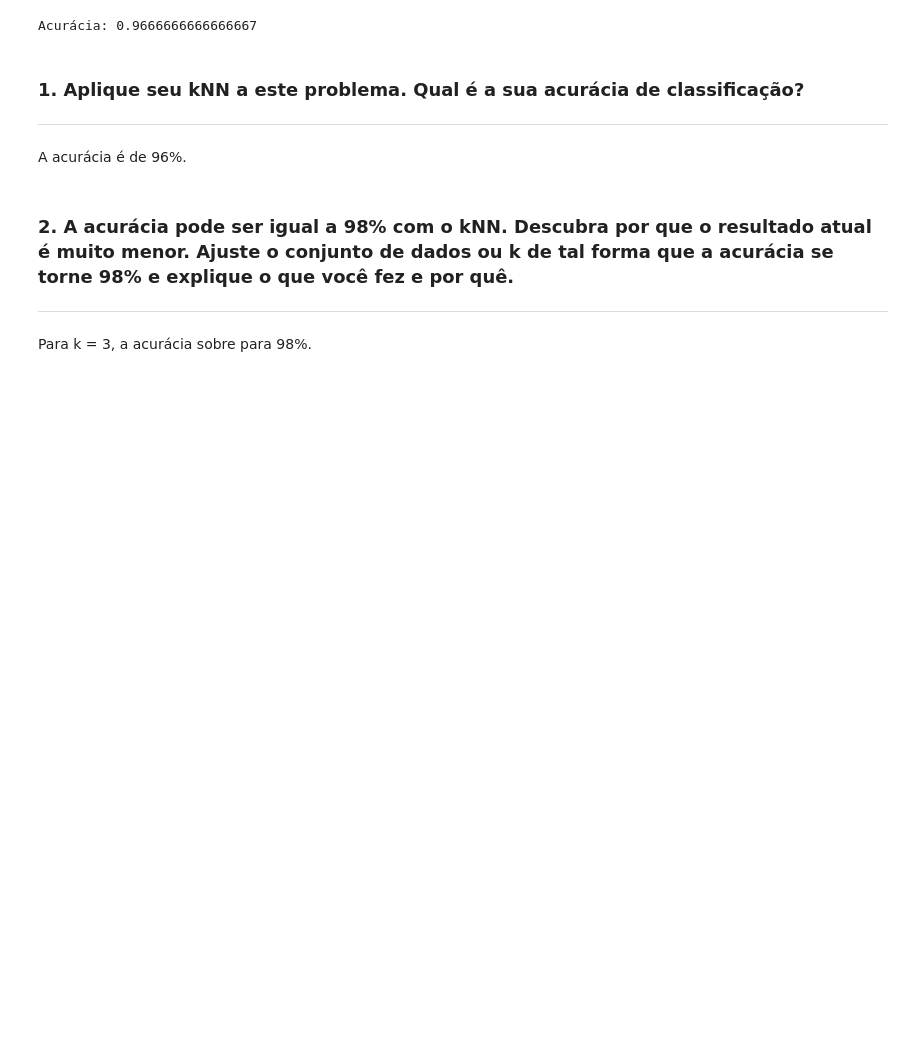
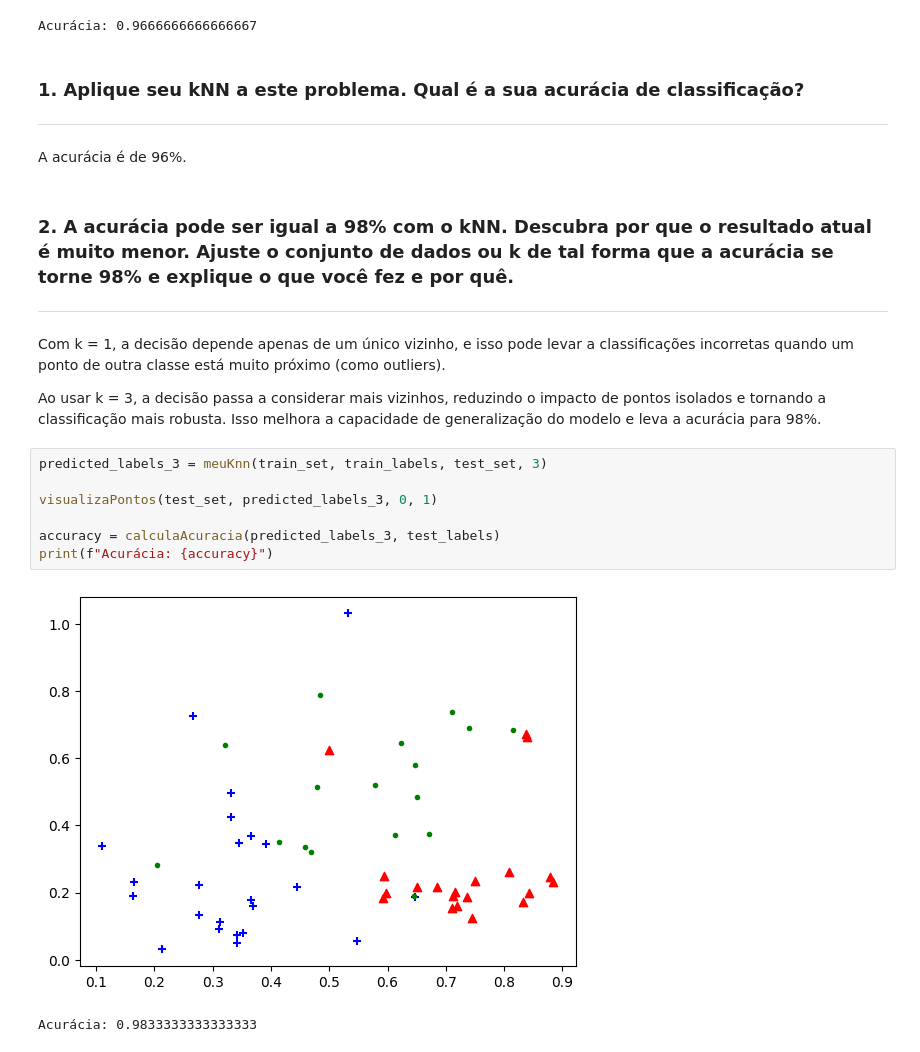
Before and after one commit to Marlon-Sbardelatti/machine-learning, a Jupyter notebook: trabalho-02/demoD2.ipynb, the cells around one changed output. Saved outputs shown, nothing was run; the diff lists cells and outputs as text; blank space fills up the shorter version.

```diff
--- a/trabalho-02/demoD2.ipynb
+++ b/trabalho-02/demoD2.ipynb
@@ -116,4 +116,16 @@ A acurácia é de 96%.
 # %% [markdown]
 ### 2. A acurácia pode ser igual a 98% com o kNN. Descubra por que o resultado atual é muito menor. Ajuste o conjunto de dados ou k de tal forma que a acurácia se torne 98% e explique o que você fez e por quê.
 ---
-Para k = 3, a acurácia sobre para 98%.
+Com k = 1, a decisão depende apenas de um único vizinho, e isso pode levar a classificações incorretas quando um ponto de outra classe está muito próximo (como outliers).
+
+Ao usar k = 3, a decisão passa a considerar mais vizinhos, reduzindo o impacto de pontos isolados e tornando a classificação mais robusta. Isso melhora a capacidade de generalização do modelo e leva a acurácia para 98%.
+# %%
+predicted_labels_3 = meuKnn(train_set, train_labels, test_set, 3)
+
+visualizaPontos(test_set, predicted_labels_3, 0, 1)
+
+accuracy = calculaAcuracia(predicted_labels_3, test_labels)
+print(f"Acurácia: {accuracy}")
+# %% [output]
+[figure, added]
+Acurácia: 0.9833333333333333
```
